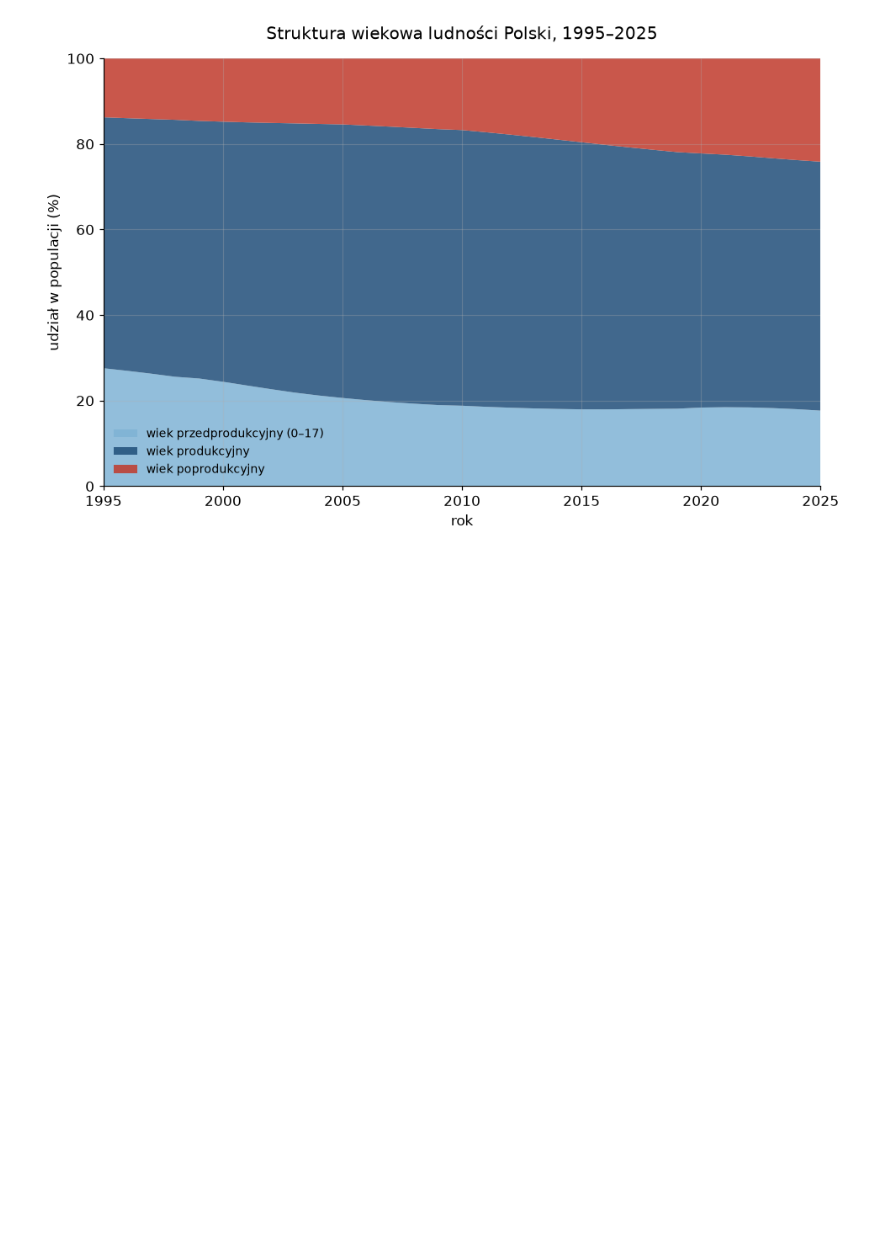
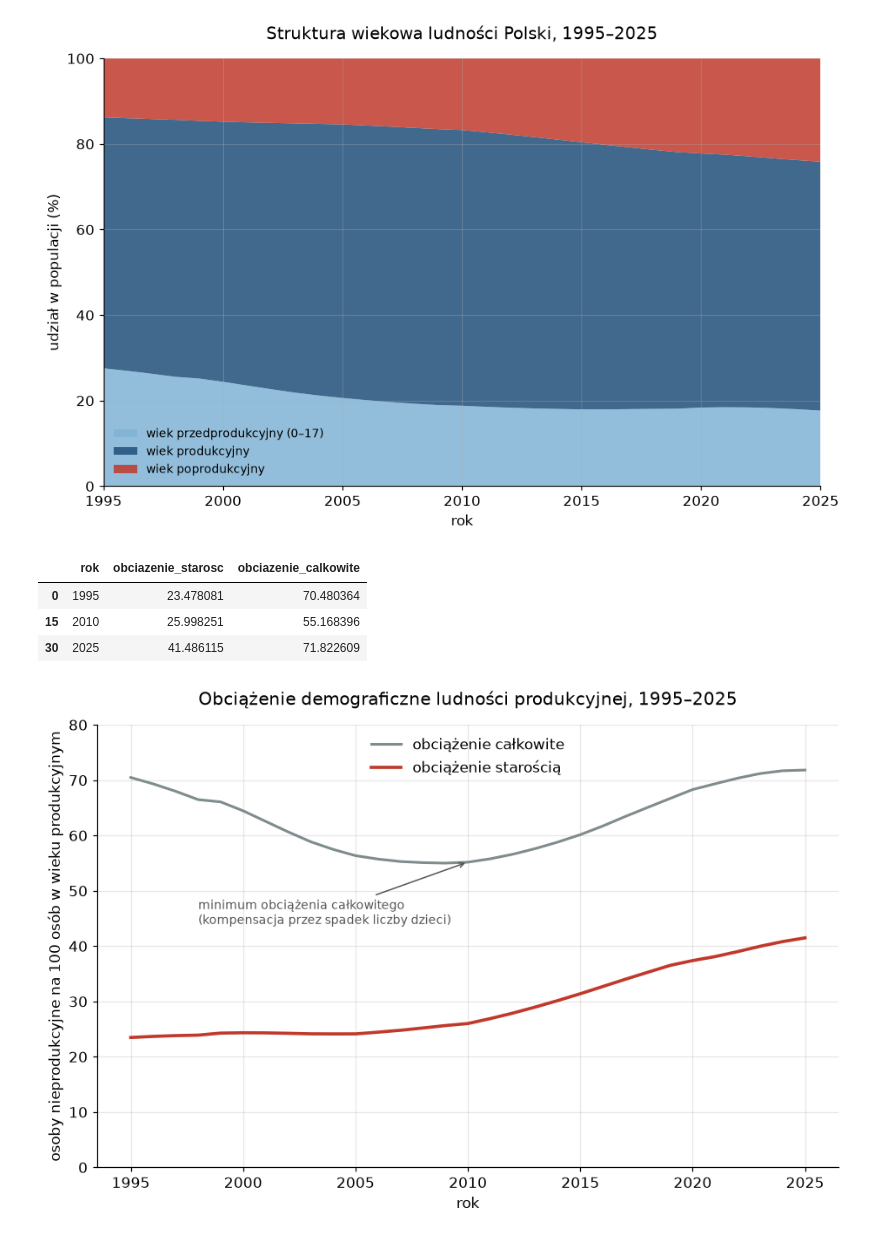
Before and after one commit to kamil-gorka/dzietnosc-polska, a Jupyter notebook: notebooks/01_eksploracja.ipynb, the cells around one changed output. Drawn from its saved outputs; the diff is of its cells as text; code cells hidden in the pictures; blank space fills up the shorter version.

Commit message:
feat: wykres 4 - obciazenie demograficzne, dwa wskazniki

```diff
--- a/notebooks/01_eksploracja.ipynb
+++ b/notebooks/01_eksploracja.ipynb
@@ -142,3 +142,43 @@ fig.savefig(ROOT / "figures" / "03_struktura_wiekowa.png",
 plt.show()
 # %% [output]
 [figure]
+# %%
+df["obciazenie_starosc"] = (df["ludnosc_poprodukcyjna"]
+                            / df["ludnosc_produkcyjna"] * 100)
+
+df["obciazenie_calkowite"] = ((df["ludnosc_przedprodukcyjna"]
+                               + df["ludnosc_poprodukcyjna"])
+                              / df["ludnosc_produkcyjna"] * 100)
+
+df[["rok", "obciazenie_starosc", "obciazenie_calkowite"]].iloc[[0, 15, 30]]
+# %% [output]
+|  | rok | obciazenie_starosc | obciazenie_calkowite |
+| 0 | 1995 | 23.478081 | 70.480364 |
+| 15 | 2010 | 25.998251 | 55.168396 |
+| 30 | 2025 | 41.486115 | 71.822609 |
+# %%
+fig, ax = plt.subplots()
+
+ax.plot(df["rok"], df["obciazenie_calkowite"], color="#7f8c8d",
+        linewidth=2.0, linestyle="-", label="obciążenie całkowite")
+ax.plot(df["rok"], df["obciazenie_starosc"], color="#c0392b",
+        linewidth=2.4, label="obciążenie starością")
+
+ax.annotate("minimum obciążenia całkowitego\n(kompensacja przez spadek liczby dzieci)",
+            xy=(2010, 55.2), xytext=(1998, 44),
+            fontsize=9, color="#555555",
+            arrowprops=dict(arrowstyle="->", color="#555555", lw=1))
+
+ax.set_title("Obciążenie demograficzne ludności produkcyjnej, 1995–2025",
+             fontsize=13, pad=15)
+ax.set_xlabel("rok")
+ax.set_ylabel("osoby nieprodukcyjne na 100 osób w wieku produkcyjnym")
+ax.set_ylim(0, 80)
+ax.legend(frameon=False, loc="upper center")
+
+fig.savefig(ROOT / "figures" / "04_obciazenie_demograficzne.png",
+            dpi=200, bbox_inches="tight")
+
+plt.show()
+# %% [output]
+[figure, added]
```
Also changed, not shown: 1 other file.
